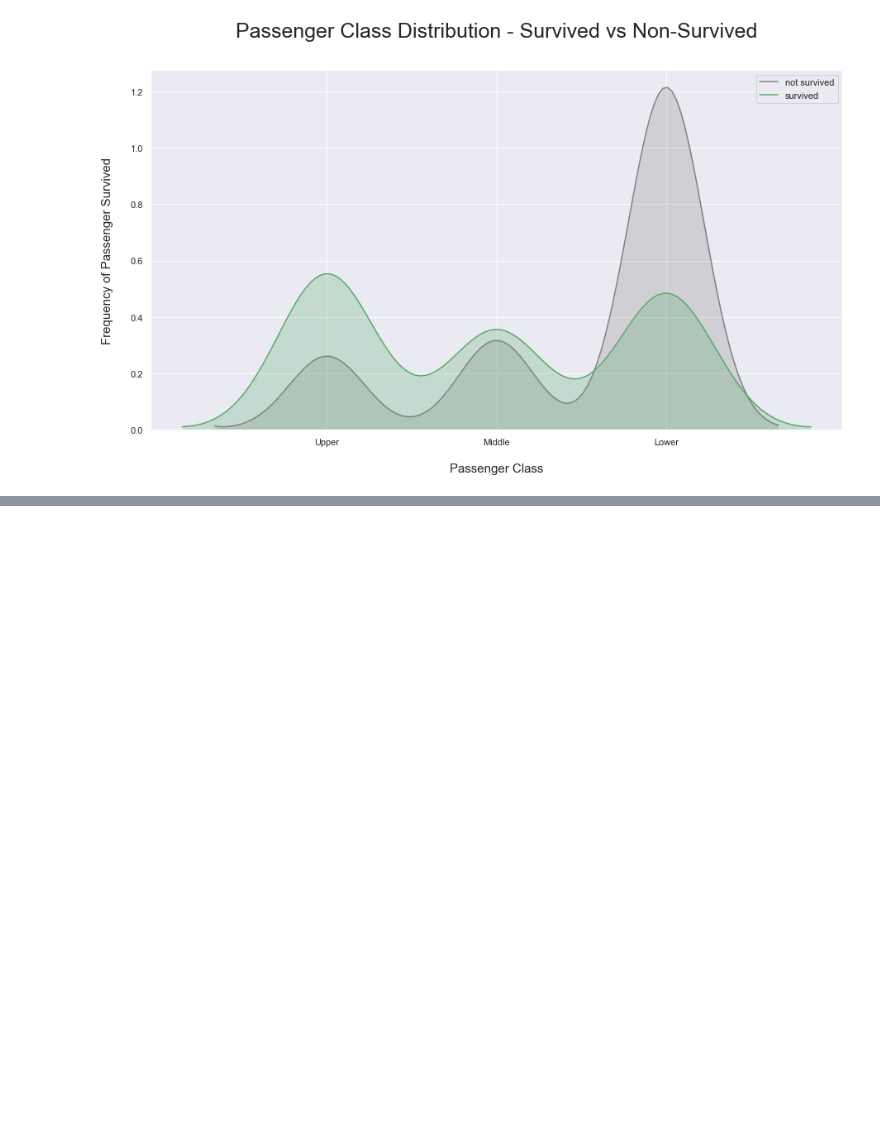
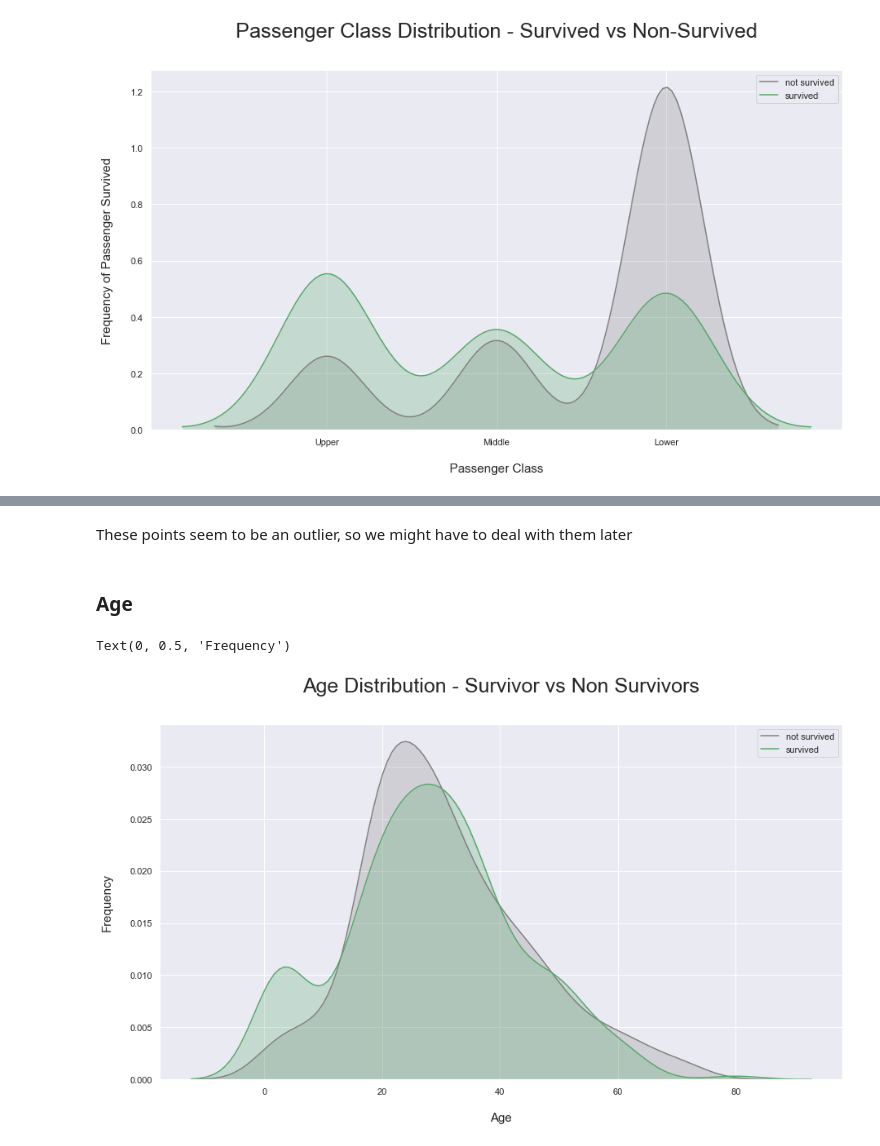
Before and after one commit to lsh950919/Kaggle, a Jupyter notebook: Titanic 2.ipynb, the cells around one changed output, grey strips where cells are left out. Drawn from its saved outputs; the diff is of its cells as text; code cells hidden in the pictures; blank space fills up the shorter version.

```diff
--- a/Titanic 2.ipynb
+++ b/Titanic 2.ipynb
@@ -406,0 +432,14 @@ plt.xticks(sorted(train.pclass.unique()), labels)
+# %% [markdown]
+These points seem to be an outlier, so we might have to deal with them later
+# %% [markdown]
+### Age
+# %%
+fig = plt.figure(figsize = (15, 8), )
+ax = sns.kdeplot(train.loc[(train['survived'] == 0), 'age'], color = 'gray', shade = True, label = 'not survived')
+ax = sns.kdeplot(train.loc[(train['survived'] == 1), 'age'], color = 'g', shade = True, label = 'survived')
+plt.title('Age Distribution - Survivor vs Non Survivors', fontsize = 25, pad = 40)
+plt.xlabel('Age', fontsize = 15, labelpad = 20)
+plt.ylabel('Frequency', fontsize = 15, labelpad = 20)
+# %% [output]
+Text(0, 0.5, 'Frequency')
+[figure, added]
```
Also changed, not shown: parts of 78 cells of this notebook.
